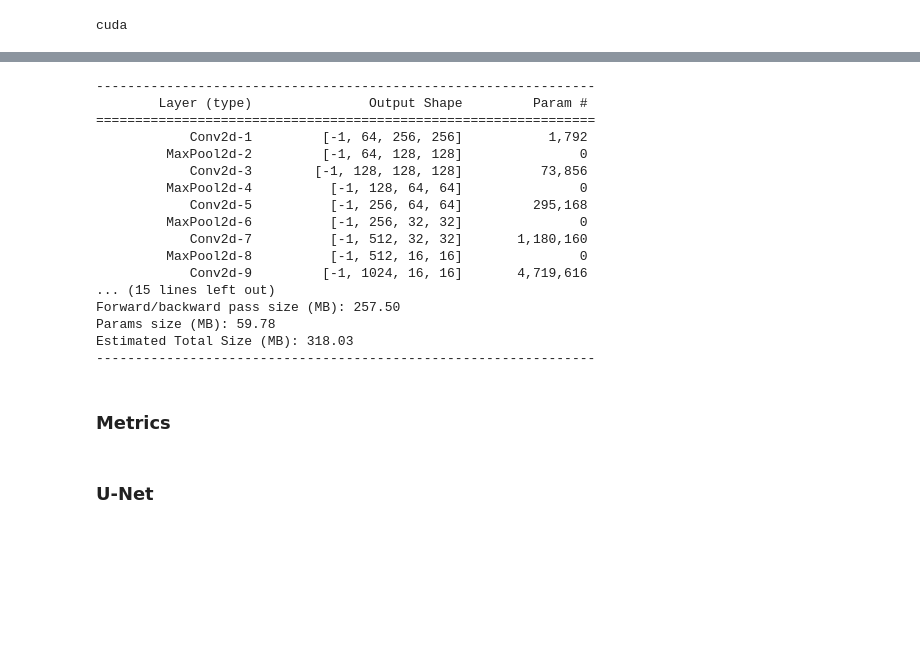
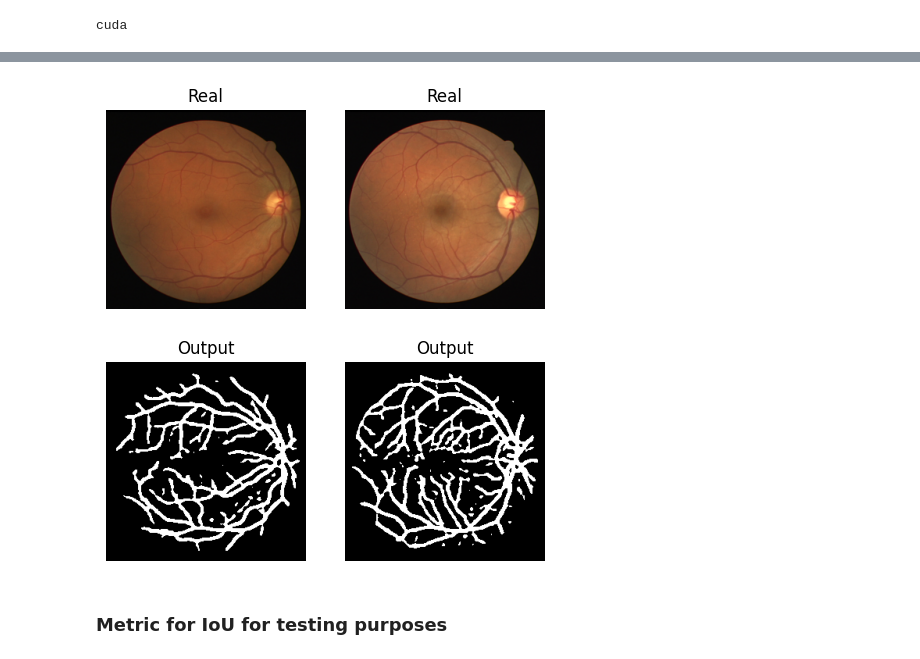
Before and after one commit to dedelstein/deepl_cv_p2, a Jupyter notebook: p2_notebook.ipynb, the cells around one changed output, grey strips where cells are left out. Drawn from its saved outputs; the diff is of its cells as text; code cells hidden in the pictures; blank space fills up the shorter version.

```diff
--- a/p2_notebook.ipynb
+++ b/p2_notebook.ipynb
@@ -371,9 +517,0 @@ Estimated Total Size (MB): 306.08
-# %%
-# Train the encoder-decoder net with skip connections and bilinear in the upsampler
-model = EncDec_skipconnections().to(device)
-epoch = 750
-criterion = focal_loss
-lr = 0.0001
-weight_decay = 0.001
-
-train(model, optim.Adam(model.parameters(),lr, weight_decay=weight_decay), criterion, epoch, train_loader, val_loader)
@@ -382,24 +518,39 @@ train(model, optim.Adam(model.parameters(),lr, weight_decay=weight_decay), crite
-# %%
-summary(model, (3, 256, 256))
-# %% [output]
-----------------------------------------------------------------
-        Layer (type)               Output Shape         Param #
-================================================================
-            Conv2d-1         [-1, 64, 256, 256]           1,792
-         MaxPool2d-2         [-1, 64, 128, 128]               0
-            Conv2d-3        [-1, 128, 128, 128]          73,856
-         MaxPool2d-4          [-1, 128, 64, 64]               0
-            Conv2d-5          [-1, 256, 64, 64]         295,168
-         MaxPool2d-6          [-1, 256, 32, 32]               0
-            Conv2d-7          [-1, 512, 32, 32]       1,180,160
-         MaxPool2d-8          [-1, 512, 16, 16]               0
-            Conv2d-9         [-1, 1024, 16, 16]       4,719,616
-... (15 lines left out)
-Forward/backward pass size (MB): 257.50
-Params size (MB): 59.78
-Estimated Total Size (MB): 318.03
-----------------------------------------------------------------
-# %% [markdown]
-### Metrics
-# %% [markdown]
-### U-Net
+# %%
+import numpy as np
+import matplotlib.pyplot as plt
+import torch
+import torch.nn.functional as F
+
+# Load a batch from the validation loader
+X_test, Y_test = next(iter(test_loader))
+
+# Set the model to evaluation mode
+model.eval()
+
+
+Y_hat = F.sigmoid(model(X_test.to(device))).detach().cpu()
+
+# Binarization for the pred mask
+
+Y_hat = (Y_hat > 0.5).float()
+
+# Clear previous plots
+clear_output(wait=True)
+
+# Show real and predicted outputs, shows only two for both the datasets but can manually be adjusted but this was a sanity check to make sure the output mask was correct.
+for k in range(2):
+    plt.subplot(2, 6, k+1)
+    plt.imshow(np.rollaxis(X_test[k].cpu().numpy(), 0, 3), cmap='gray')
+    plt.title('Real')
+    plt.axis('off')
+
+    plt.subplot(2, 6, k+7)
+    plt.imshow(Y_hat[k, 0].cpu().numpy(), cmap='gray')  # Assuming you want the first channel
+    plt.title('Output')
+    plt.axis('off')
+
+plt.show()
+# %% [output]
+[figure, added]
+# %% [markdown]
+### Metric for IoU for testing purposes
```
Also changed, not shown: parts of 17 cells of this notebook.
